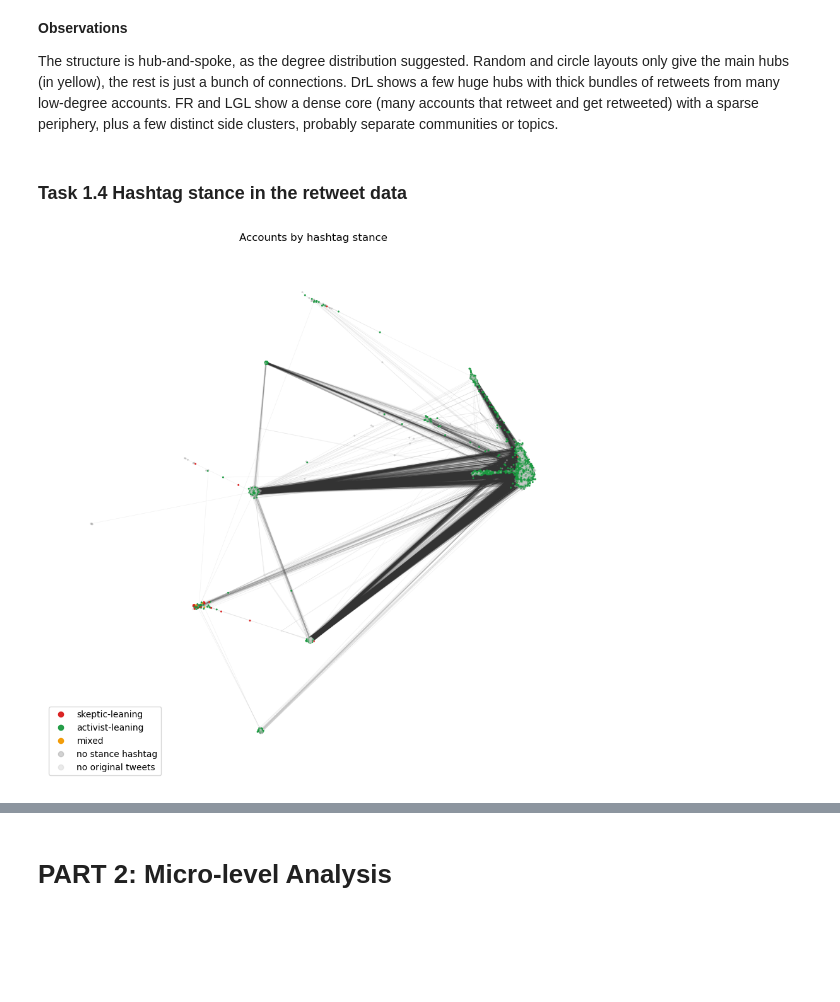
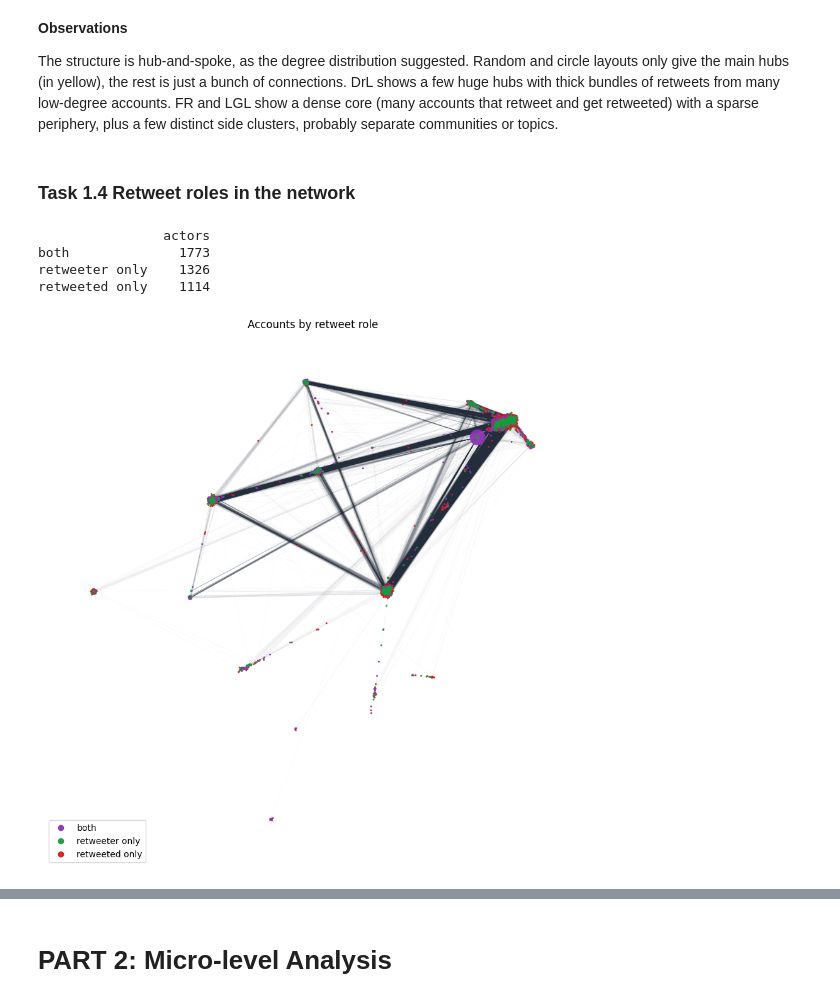
Before and after one commit to oskarpiibar/Mining-of-Social-Data, a Jupyter notebook: Lab2/lab2.ipynb, the cells around one changed output, grey strips where cells are left out. Cells and saved outputs as stored; diff of their text form; code cells hidden in the pictures; blank space fills up the shorter version.

Commit message:
complete with task 3

```diff
--- a/Lab2/lab2.ipynb
+++ b/Lab2/lab2.ipynb
@@ -10,8 +10,11 @@ import numpy as np
 import time, random
 from scipy.stats import spearmanr
 # %%
-DATA = Path('../data')
-edges = pd.read_csv(DATA / 'retweet_network_edges.csv',
+DATA_CANDIDATES = [Path('data/network_data'), Path('../data/network_data')]
+DATA = next((path for path in DATA_CANDIDATES if (path / 'edges.csv').exists()), None)
+if DATA is None:
+    raise FileNotFoundError('Could not find data/network_data/edges.csv')
+edges = pd.read_csv(DATA / 'edges.csv',
                     dtype={'source_account_id': str, 'target_account_id': str,
                            'unresolved_target_tweet_id': str})
 
@@ -180,34 +183,48 @@ plt.show()
 
 The structure is hub-and-spoke, as the degree distribution suggested. Random and circle layouts only give the main hubs (in yellow), the rest is just a bunch of connections. DrL shows a few huge hubs with thick bundles of retweets from many low-degree accounts. FR and LGL show a dense core (many accounts that retweet and get retweeted) with a sparse periphery, plus a few distinct side clusters, probably separate communities or topics.
 # %% [markdown]
-### Task 1.4 Hashtag stance in the retweet data
+### Task 1.4 Retweet roles in the network
 # %%
-groups = pd.read_csv(DATA / 'account_groups.csv', dtype={'account_id': str}).set_index('account_id')
+# account_groups.csv is not part of the supplied files; derive roles from retweet direction.
 names = H_und.vs['name']
+in_deg = np.asarray(H_dir.indegree())
+out_deg = np.asarray(H_dir.outdegree())
+role_values = np.select(
+    [(in_deg > 0) & (out_deg > 0),
+     (out_deg > 0) & (in_deg == 0),
+     (in_deg > 0) & (out_deg == 0)],
+    ['both', 'retweeter only', 'retweeted only'],
+    default='no resolved ties',
+)
+role = pd.Series(role_values, index=H_dir.vs['name']).reindex(names).fillna('no resolved ties')
+stance = role  # Task 2.5 reuses this category column.
 
-stance = groups['hashtag_stance'].reindex(names).fillna('no original tweets')
-role   = groups['network_role'].reindex(names).fillna('not in retweet network')
-
-stance_colors = {'skeptic-leaning':  (0.85, 0.10, 0.10, 0.95),
-                 'activist-leaning': (0.10, 0.60, 0.25, 0.95),
-                 'mixed':            (0.95, 0.60, 0.00, 0.95),
-                 'no stance hashtag':(0.65, 0.65, 0.65, 0.50),
-                 'no original tweets':(0.80, 0.80, 0.80, 0.40)}
+stance_colors = {'both': (0.55, 0.20, 0.70, 0.95),
+                 'retweeter only': (0.10, 0.60, 0.25, 0.95),
+                 'retweeted only': (0.85, 0.10, 0.10, 0.95),
+                 'no resolved ties': (0.65, 0.65, 0.65, 0.50)}
 
 def plot_categories(categories, palette, layout_name, title, fname=None):
+    categories = list(categories)
     fig, ax = plt.subplots(figsize=(11, 11))
     ig.plot(H_und, target=ax, layout=layouts[layout_name],
-            vertex_color=[palette[c] for c in categories],          # one colour per actor
-            vertex_size=list(size), vertex_frame_width=0, vertex_label=None, edge_width=0.4)
+            vertex_color=[palette[c] for c in categories],
+            vertex_size=list(size), vertex_frame_width=0, vertex_label=None,
+            edge_color='rgba(35, 45, 60, 0.04)', edge_width=0.3)
     ax.set_title(title)
     ax.legend(handles=[plt.Line2D([], [], marker='o', ls='', color=col, label=lab)
                        for lab, col in palette.items() if lab in set(categories)], loc='lower left')
     if fname: fig.savefig(fname, dpi=200, bbox_inches='tight')
     plt.show()
 
-plot_categories(stance, stance_colors, 'drl', 'Accounts by hashtag stance', 'network_stance.png')   # use the layout you chose
+print(role.value_counts().to_frame('actors'))
+plot_categories(role, stance_colors, 'drl', 'Accounts by retweet role', 'network_roles.png')
 # %% [output]
+                actors
+both              1773
+retweeter only    1326
+retweeted only    1114
-[figure, old version]
+[figure, new version]
 # %%
 # how many accounts per category in this plot?
 print(stance.value_counts().to_frame('accounts').assign(share=lambda d: (d['accounts'] / d['accounts'].sum()).round(3)))
```
Also changed, not shown: parts of 33 cells of this notebook.
